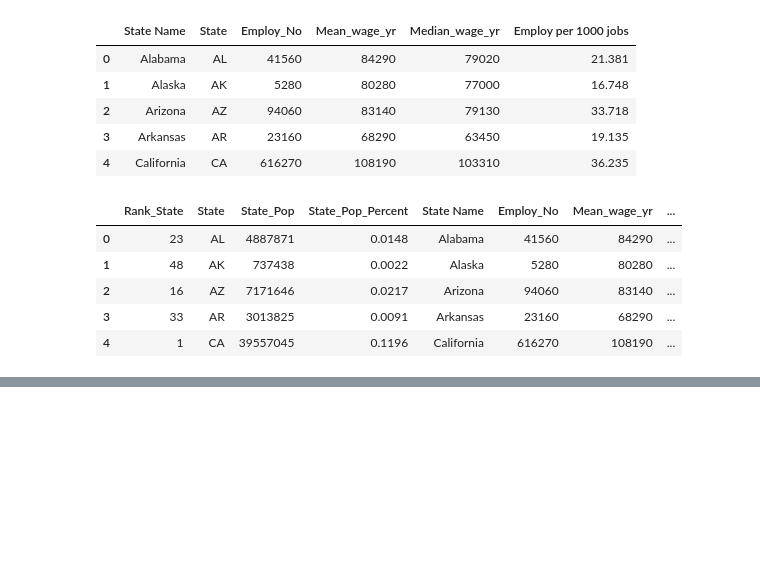
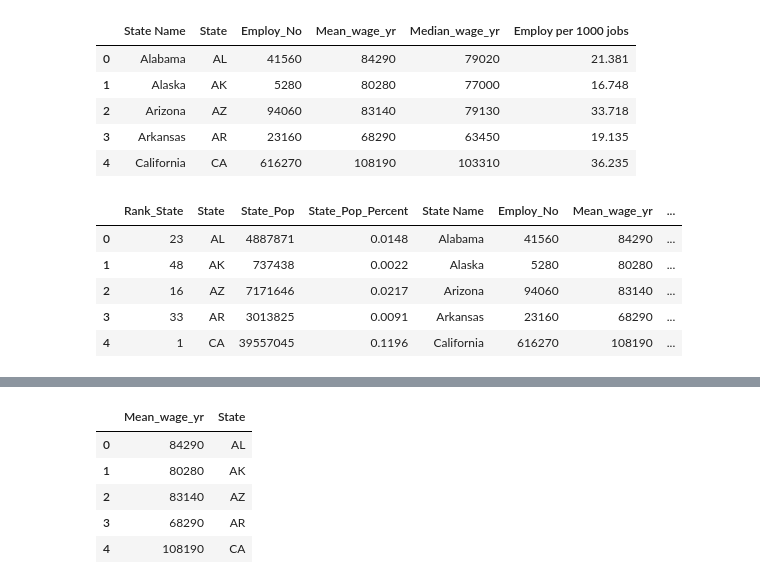
Before and after one commit to yujinie-choi/data_project_one, a Jupyter notebook: salary2.ipynb, the cells around one changed output, grey strips where cells are left out. Drawn from its saved outputs; the diff is of its cells as text; code cells hidden in the pictures; blank space fills up the shorter version.

```diff
--- a/salary2.ipynb
+++ b/salary2.ipynb
@@ -265,0 +304,10 @@ employ_pop.head()
+# %%
+mean_wage = employ_pop[["Mean_wage_yr", 'State']]
+mean_wage.head()
+# %% [output]
+|  | Mean_wage_yr | State |
+| 0 | 84290 | AL |
+| 1 | 80280 | AK |
+| 2 | 83140 | AZ |
+| 3 | 68290 | AR |
+| 4 | 108190 | CA |
```
Also changed, not shown: parts of 5 cells of this notebook.
